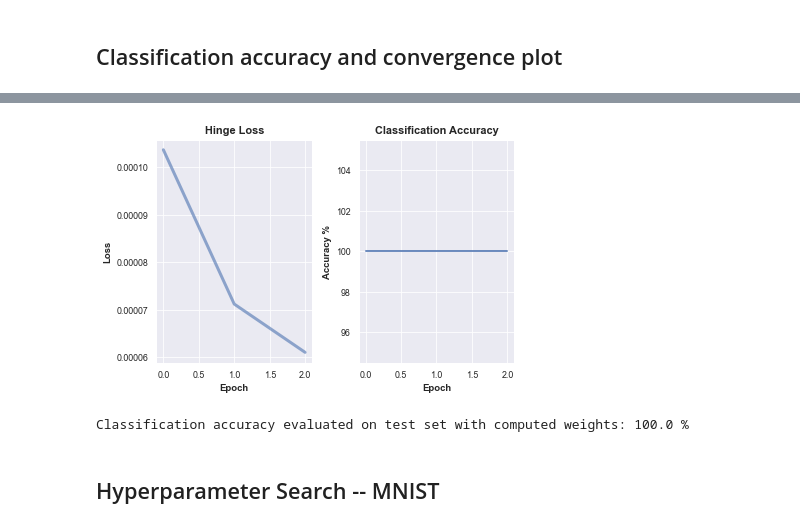
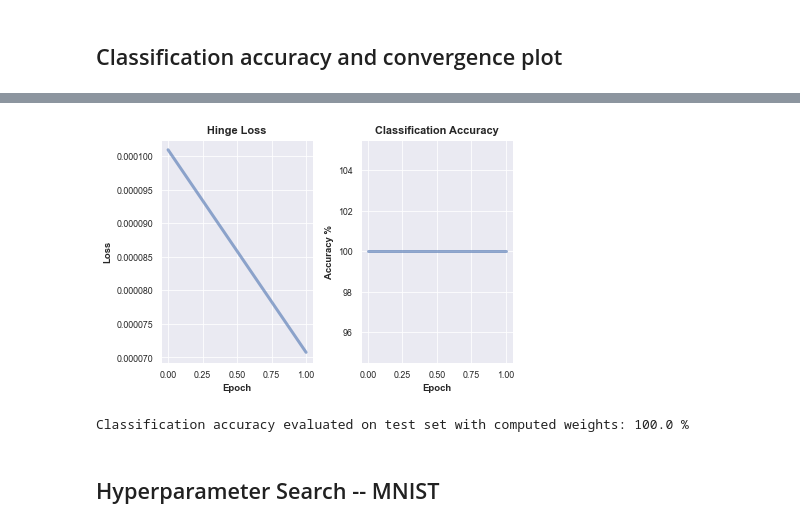
Before and after one commit to glarkstoat/SVM-using-SGD, a Jupyter notebook: test.ipynb, the cells around one changed output, grey strips where cells are left out. Saved outputs shown, nothing was run; the diff lists cells and outputs as text; code cells hidden in the pictures.

```diff
--- a/test.ipynb
+++ b/test.ipynb
@@ -103,10 +114,9 @@ dataloader = DataLoader()
 xtrain, xtest, ytrain, ytest = dataloader.get_toydata_tiny()
 
 # best hyperparameters
-lr = 5; C = 0.1; batch_size=10
-svm = LinearSVM(learning_rate=lr, regularization=C, batch_size=batch_size, show_plot=True)
+lr = 1; C = 0.001; batch_size=10
+svm = LinearSVM(learning_rate=lr, regularization=C, batch_size=batch_size, show_plot=True, collect_data=True)
 svm.fit(xtrain, ytrain)
-print(f"\nTrainig runtime: {round(svm.runtime, 2)} s")
 
 # Convergence Plots
 plt.subplot(1,2,1)
@@ -147,7 +158,7 @@ from DataUtils import *
 dataloader = DataLoader()
 xtrain, xtest, ytrain, ytest = dataloader.get_toydata_large()
 
-lrs = [0.1, 0.5, 1, 3, 5]; Cs = [0.001, 0.01, 0.1]
+lrs = [0.1, 0.5, 1, 3]; Cs = [0.001, 0.01, 0.1]
 batch_sizes = [50, 100, 200]
 results = {}
 
@@ -178,9 +189,8 @@ xtrain, xtest, ytrain, ytest = dataloader.get_toydata_large()
 
 # best hyperparameters
 lr = 0.1; C = 0.001; batch_size=50
-svm = LinearSVM(learning_rate=lr, regularization=C, batch_size=batch_size, epoch_count=3)
+svm = LinearSVM(learning_rate=lr, regularization=C, batch_size=batch_size, epoch_count=2, collect_data=True)
 svm.fit(xtrain, ytrain)
-print(f"Runtime: {round(svm.runtime, 2)} s")
 
 # Convergence Plots
 plt.subplot(1,2,1)
@@ -190,7 +200,7 @@ plt.xlabel("Epoch", fontweight="bold"); plt.ylabel("Loss", fontweight="bold")
 
 plt.subplot(1,2,2)
 plt.title("Classification Accuracy", fontweight="bold", fontsize=11)
-plt.plot(svm.accuracies * 100, lw=2, alpha=0.8)
+plt.plot(svm.accuracies * 100, lw=3, alpha=0.6)
 plt.xlabel("Epoch", fontweight="bold"); plt.ylabel("Accuracy %", fontweight="bold")
 plt.tight_layout()
 plt.show()
@@ -203,4 +213,4 @@ Runtime: 2.24 s
-[figure, old version]
+[figure, new version]
 Classification accuracy evaluated on test set with computed weights: 100.0 %
 # %% [markdown]
 ## Hyperparameter Search -- MNIST
```
Also changed, not shown: parts of 5 cells of this notebook, 3 other files.
